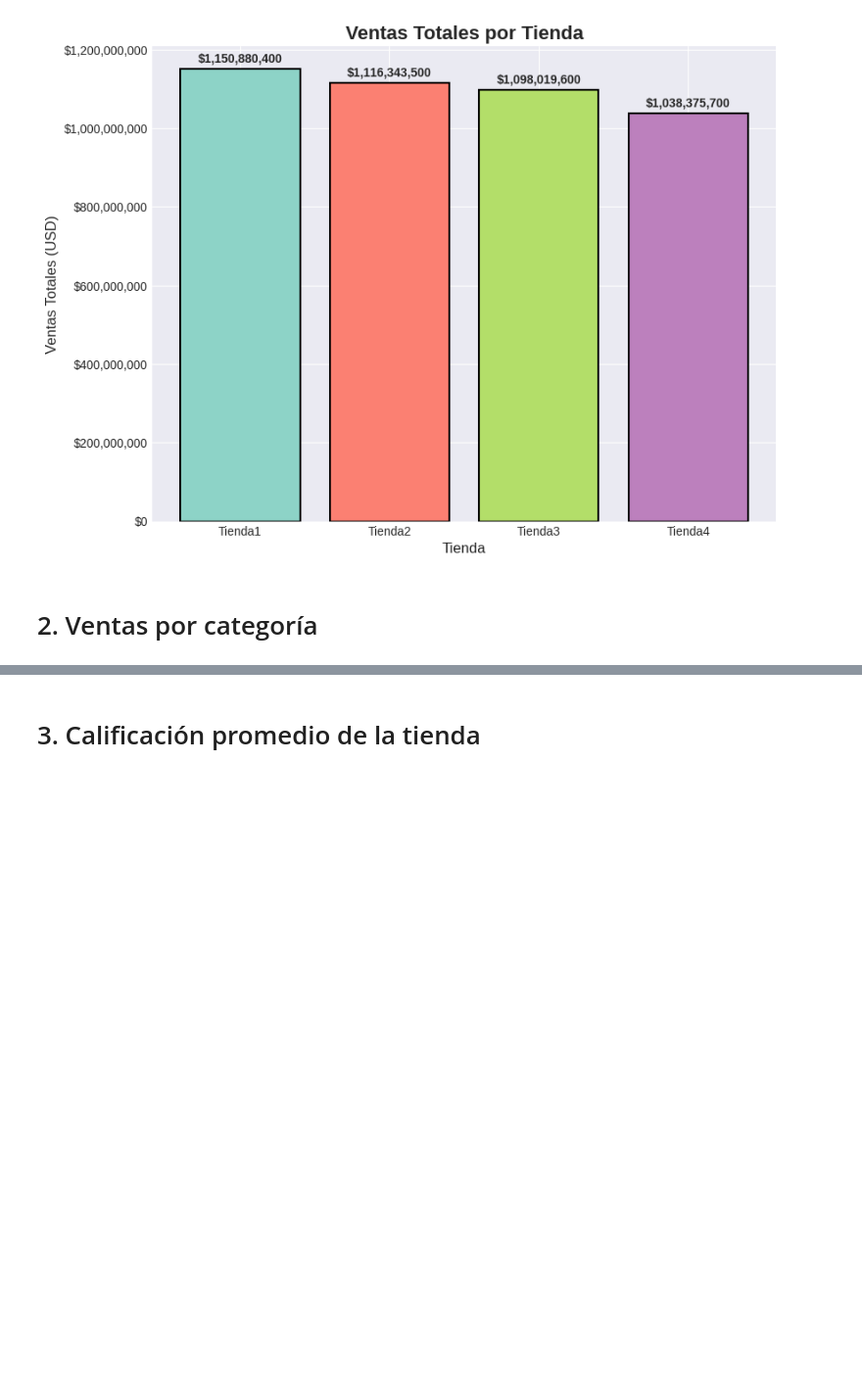
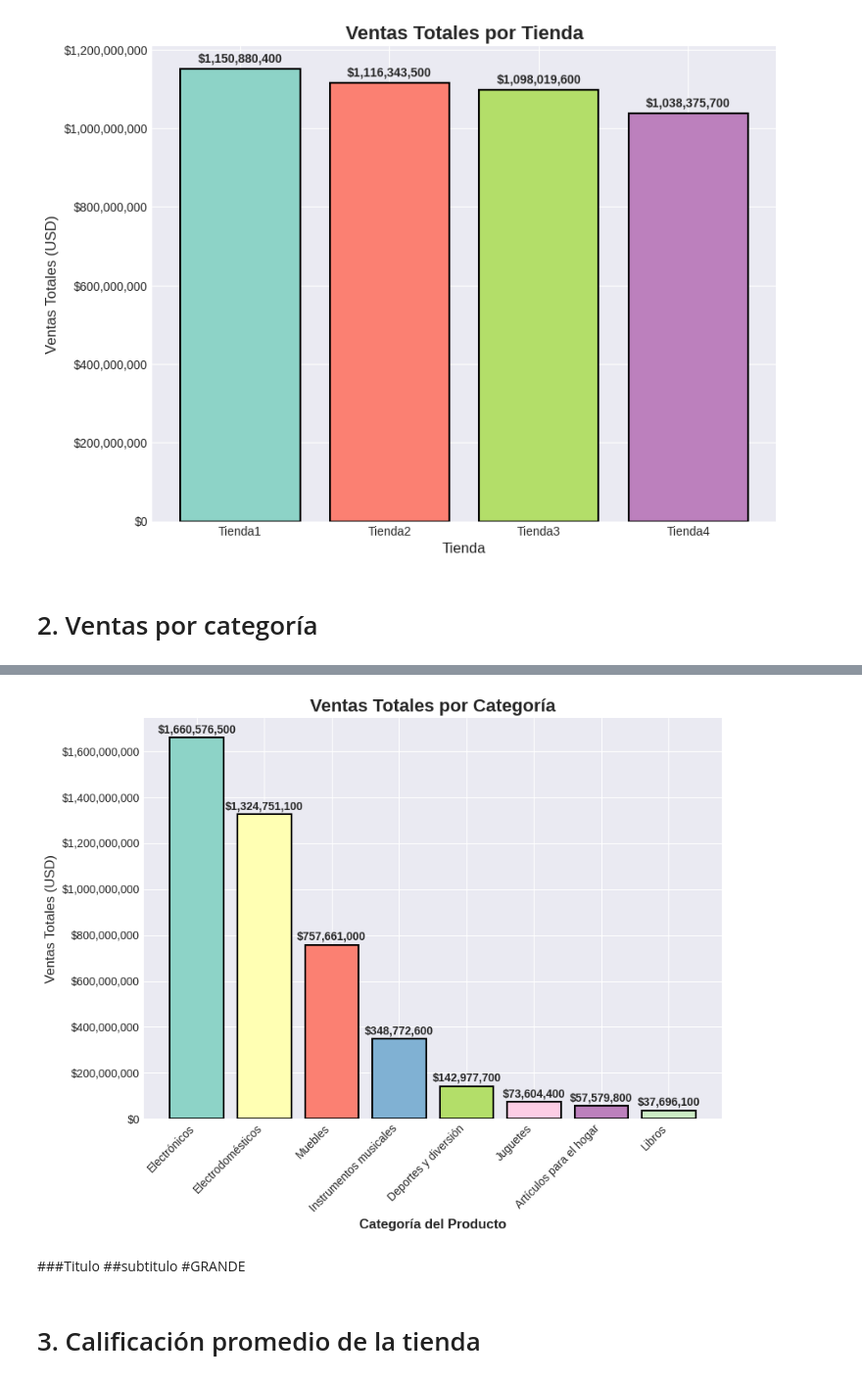
Before and after one commit to RopeFeliz/Challenge-Alura-Store, a Jupyter notebook: AluraStoreLatam.ipynb, the cells around one changed output, grey strips where cells are left out. Shown at 98% size. Drawn from its saved outputs; the diff is of its cells as text; code cells hidden in the pictures; blank space fills up the shorter version.

```diff
--- a/AluraStoreLatam.ipynb
+++ b/AluraStoreLatam.ipynb
@@ -140,3 +142,12 @@ plt.show()
 [figure]
 # %% [markdown]
 # 2. Ventas por categoría
+# %%
+import pandas as pd
+
+urls_tiendas = {
+    'Tienda1': "https://raw.githubusercontent.com/alura-es-cursos/challenge1-data-science-latam/refs/heads/main/base-de-datos-challenge1-latam/tienda_1%20.csv",
+    'Tienda2': "https://raw.githubusercontent.com/alura-es-cursos/challenge1-data-science-latam/refs/heads/main/base-de-datos-challenge1-latam/tienda_2.csv",
+    'Tienda3': "https://raw.githubusercontent.com/alura-es-cursos/challenge1-data-science-latam/refs/heads/main/base-de-datos-challenge1-latam/tienda_3.csv" ,
+    'Tienda4': "https://raw.githubusercontent.com/alura-es-cursos/challenge1-data-science-latam/refs/heads/main/base-de-datos-challenge1-latam/tienda_4.csv"
+}
@@ -143,2 +200,40 @@ plt.show()
+# %%
+import matplotlib.pyplot as plt
+import numpy as np
+import pandas as pd # Ensure pandas is imported if not already in context
+
+# Aggregate sales by category across all stores
+df_ventas_agregadas_por_categoria = df_ventas_por_categoria.groupby('Categoría del Producto')['Ventas_Totales'].sum().reset_index()
+df_ventas_agregadas_por_categoria = df_ventas_agregadas_por_categoria.sort_values('Ventas_Totales', ascending=False)
+
+plt.style.use('seaborn-v0_8-darkgrid')
+fig = plt.figure(figsize=(16, 12))
+
+ax1 = plt.subplot(2, 2, 1) # Assign the Axes object
+
+colores = plt.cm.Set3(np.arange(len(df_ventas_agregadas_por_categoria)) / len(df_ventas_agregadas_por_categoria))
+barras = ax1.bar(df_ventas_agregadas_por_categoria['Categoría del Producto'], df_ventas_agregadas_por_categoria['Ventas_Totales'],
+                     color=colores, edgecolor='black', linewidth=1.5)
+ax1.set_title('Ventas Totales por Categoría', fontsize=16, fontweight='bold')
+ax1.set_xlabel('Categoría del Producto', fontsize=12, fontweight='bold') # Corrected fontsize
+ax1.set_ylabel('Ventas Totales (USD)', fontsize=12)
+# ax1.ticklabel_format(style='plain', axis='y') # Removed: conflicts with FuncFormatter
+ax1.yaxis.set_major_formatter(plt.FuncFormatter(lambda x, p: f'${x:,.0f}'))
+
+# Rotate x-axis labels for better readability if many categories
+plt.xticks(rotation=45, ha='right')
+
+for barra in barras:
+    yval = barra.get_height()
+    ax1.text(barra.get_x() + barra.get_width()/2, yval + 1e7, f'${yval:,.0f}', ha='center', va='bottom', fontsize=10, fontweight='bold')
+
+plt.tight_layout()
+plt.show()
+# %% [output]
+[figure, added]
+# %% [markdown]
+###Titulo
+##subtitulo
+#GRANDE
 # %% [markdown]
 # 3. Calificación promedio de la tienda
```
Also changed, not shown: parts of 9 cells of this notebook.
